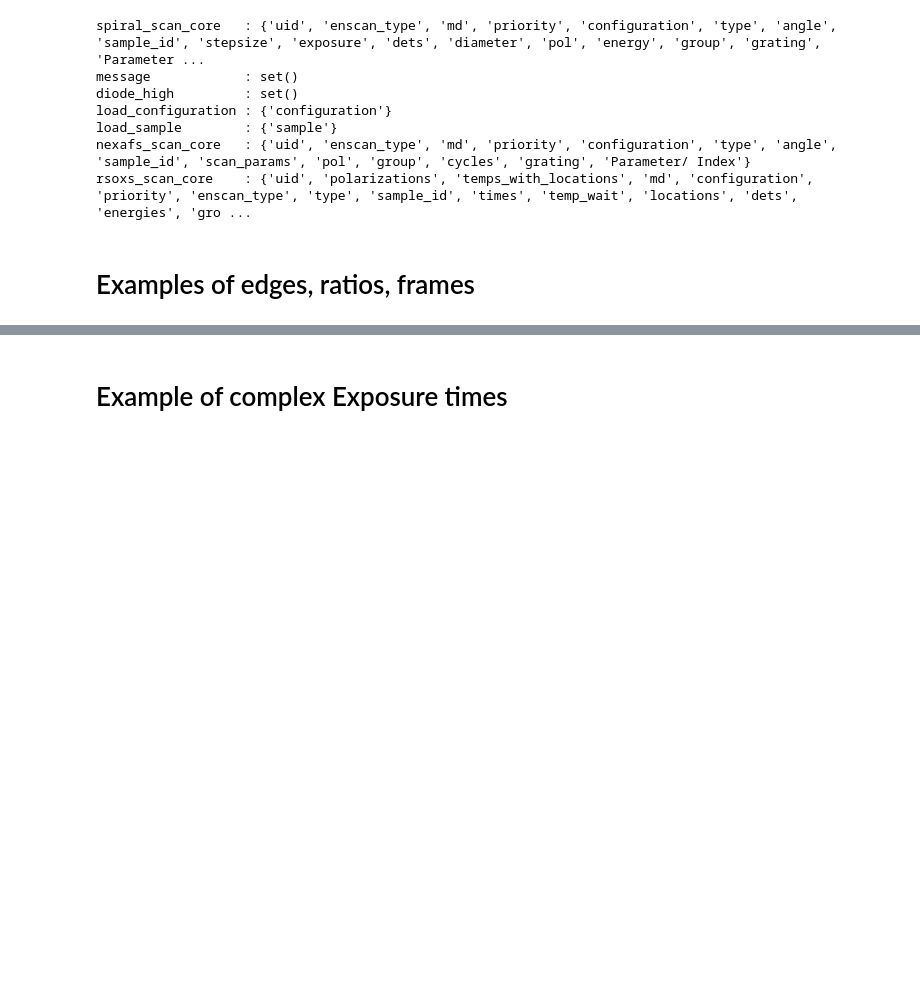
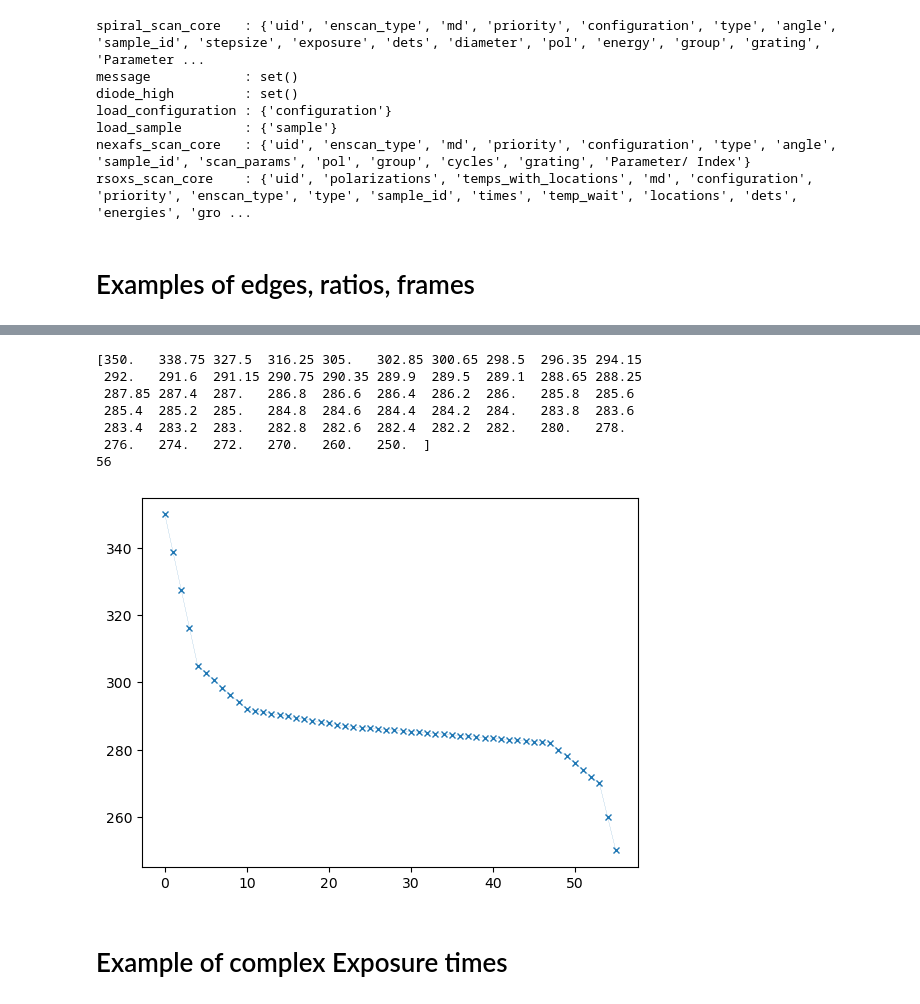
Before and after one commit to andrewjlevin/rsoxs_suite, a Jupyter notebook: local_notebooks/RSoXS_plan_simulator.ipynb, the cells around one changed output, grey strips where cells are left out. Cells and saved outputs as stored; diff of their text form; code cells hidden in the pictures; blank space fills up the shorter version.

```diff
--- a/local_notebooks/RSoXS_plan_simulator.ipynb
+++ b/local_notebooks/RSoXS_plan_simulator.ipynb
@@ -136,7 +150,16 @@ energies = get_energies('c','very short','carbon nonaromatic')
 energies = get_energies('c',10,'carbon nonaromatic')
 # %%
 # also, I made single entry energies also work
-energies = get_energies(280)
+energies = get_energies([350, 305, 292, 287, 282, 270, 250],'short',[5, 1, 0.2, 0.1, 1, 5])
+# %% [output]
+[350.   338.75 327.5  316.25 305.   302.85 300.65 298.5  296.35 294.15
+ 292.   291.6  291.15 290.75 290.35 289.9  289.5  289.1  288.65 288.25
+ 287.85 287.4  287.   286.8  286.6  286.4  286.2  286.   285.8  285.6
+ 285.4  285.2  285.   284.8  284.6  284.4  284.2  284.   283.8  283.6
+ 283.4  283.2  283.   282.8  282.6  282.4  282.2  282.   280.   278.
+ 276.   274.   272.   270.   260.   250.  ]
+56
+[figure, added]
 # %%
 # also option to have frames as a list of exact numbers needed in each region
 energies = get_energies('c',[2,5,10,40,5,2])
```
Also changed, not shown: parts of 3 cells of this notebook, 10 other files.
